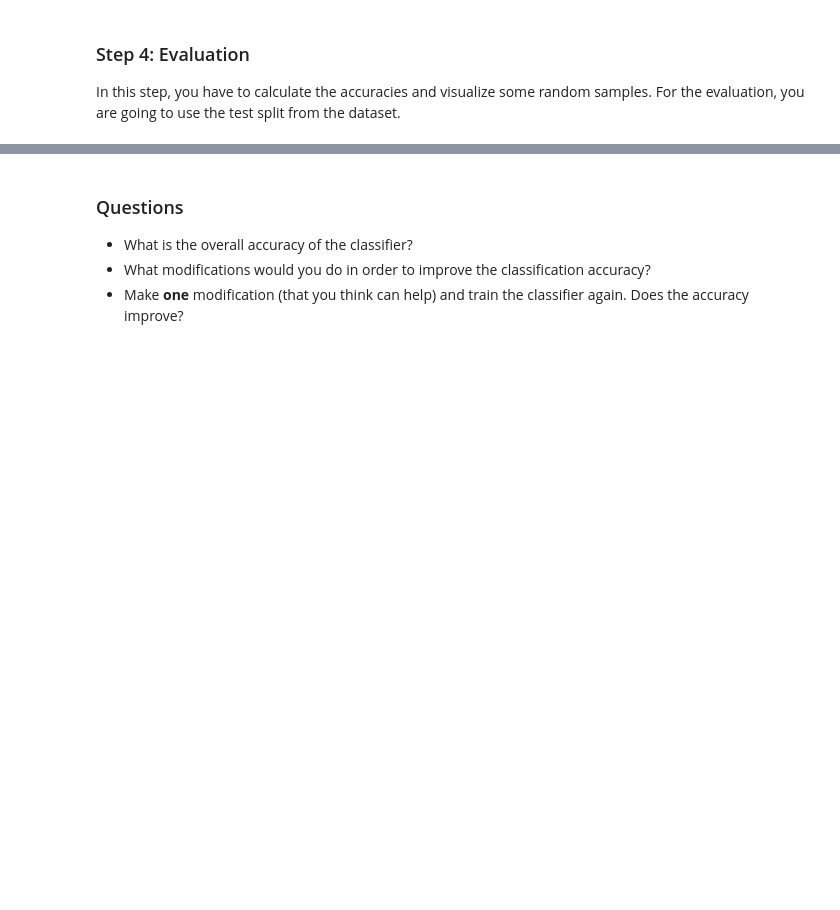
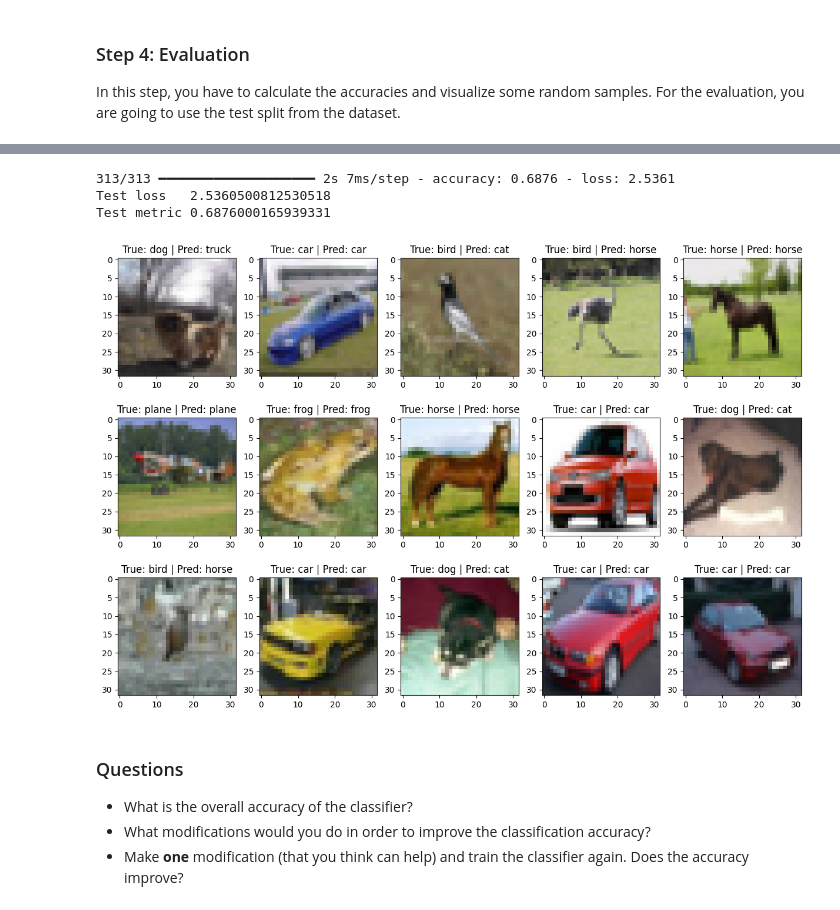
Before and after one commit to Turkevich91/robot_dreams, a Jupyter notebook: lesson_14/homework/Homework.ipynb, the cells around one changed output, grey strips where cells are left out. Cells and saved outputs as stored; diff of their text form; code cells hidden in the pictures; blank space fills up the shorter version.

```diff
--- a/lesson_14/homework/Homework.ipynb
+++ b/lesson_14/homework/Homework.ipynb
@@ -73,12 +71,12 @@ Answer: The dataset is balanced because each class has 5000 samples.
 In this step, you'll need to prepare the data for training, i.e., you will have to normalize it and encode the labels as one-hot vectors.
 # %%
 # Normalization
-x_train =
-x_test =
+x_train = x_train.astype('float32') / 255.0
+x_test = x_test.astype('float32') / 255.0
 
 # One-hot encoding
-y_train =
-y_test =
+y_train = tf.keras.utils.to_categorical(y_train, num_classes)
+y_test = tf.keras.utils.to_categorical(y_test, num_classes)
 
 print('Train set:   ', len(y_train), 'samples')
 print('Test set:    ', len(y_test), 'samples')
@@ -95,0 +92,17 @@ model.summary()
+# %%
+# Build the classifier
+input_layer = Input(shape=(size, size, 3))
+x = Conv2D(filters=32, kernel_size=5, activation='relu', padding='same')(input_layer)
+x = MaxPooling2D(pool_size=2)(x)
+x = Conv2D(filters=64, kernel_size=5, activation='relu', padding='same')(x)
+x = MaxPooling2D(pool_size=2)(x)
+x = Conv2D(filters=64, kernel_size=5, activation='relu', padding='same')(x)
+x = MaxPooling2D(pool_size=2)(x)
+x = Flatten()(x)
+x = Dense(units=1024, activation='relu')(x)
+output_layer = Dense(units=num_classes, activation='softmax')(x)
+
+model = Model(inputs=input_layer, outputs=output_layer)
+
+# Show the model
+model.summary()
@@ -102,6 +137,12 @@ epochs = 25
 batch_size = 128
 
 # Compile the model
-
+model.compile(optimizer='adam',
+              loss='categorical_crossentropy',
+              metrics=['accuracy'])
 # Train the model
-history =
+history = model.fit(x_train, y_train,
+                    batch_size=batch_size,
+                    epochs=epochs,
+                    verbose=1,
+                    validation_data=(x_test, y_test))
@@ -126,5 +176,5 @@ print('Validation Acc', h['val_accuracy'][-1])
 In this step, you have to calculate the accuracies and visualize some random samples. For the evaluation, you are going to use the test split from the dataset.
 # %%
 # Compute the labels and the predictions as sparse values
-y_true =
-y_pred =
+y_true = np.argmax(y_test, axis=1)
+y_pred = np.argmax(model.predict(x_test), axis=1)
@@ -139,14 +207,20 @@ for class_id, class_name in classes.items():
 ev = model.evaluate(x_test, y_test)
 print('Test loss  ', ev[0])
 print('Test metric', ev[1])
+# %% [output]
+313/313 ━━━━━━━━━━━━━━━━━━━━ 2s 7ms/step - accuracy: 0.6876 - loss: 2.5361
+Test loss   2.5360500812530518
+Test metric 0.6876000165939331
 # %%
 # Show random samples
 for ii in range(15):
     # Pick a random sample
-    idx =
+    idx = np.random.randint(0, len(y_test))
     # Show the results
     plt.subplot(3,5,ii+1), plt.imshow(x_test[idx, ...])
     plt.title('True: ' + str(classes[y_true[idx]]) + ' | Pred: ' + str(classes[y_pred[idx]]))
+# %% [output]
+[figure, added]
 # %% [markdown]
 ### Questions
 * What is the overall accuracy of the classifier?
```
Also changed, not shown: parts of 9 cells of this notebook.
